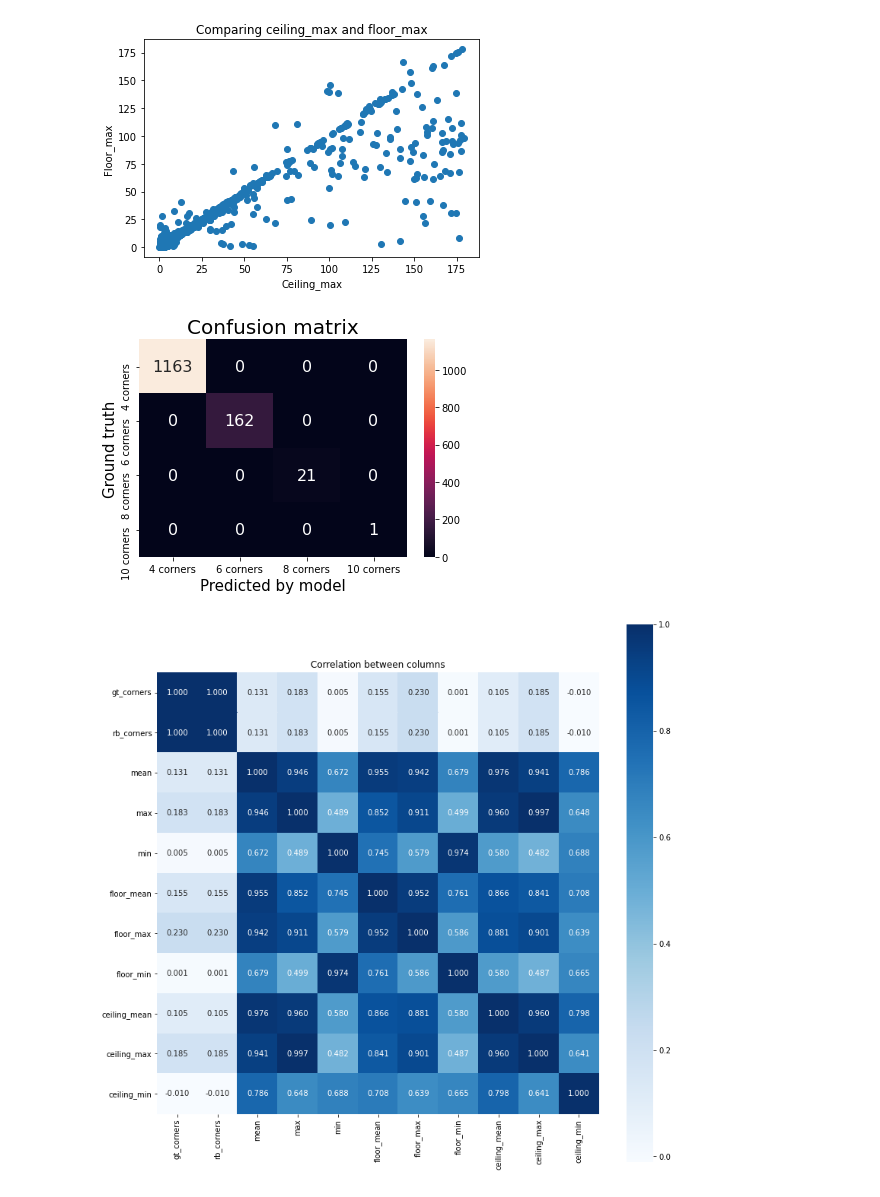
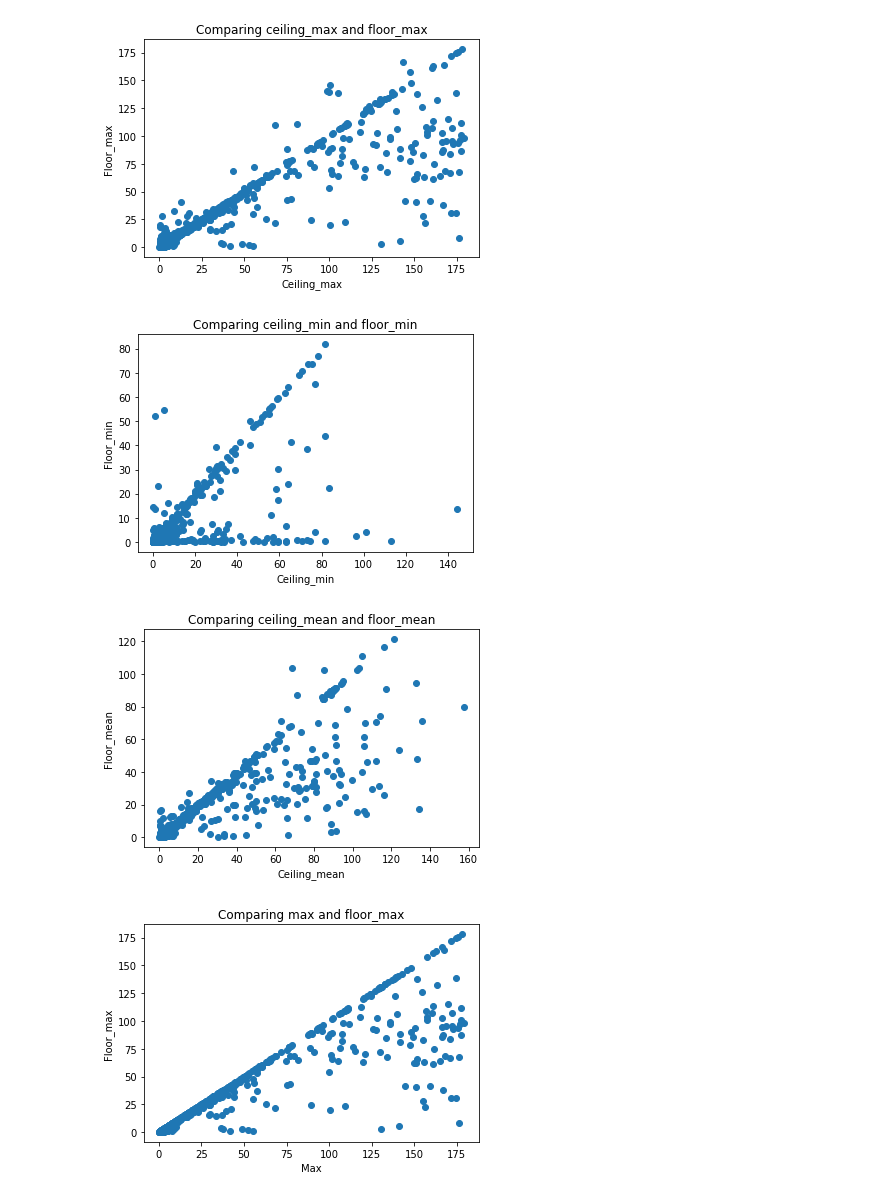
Before and after one commit to MikaYusub/DSkretch, a Jupyter notebook: Notebook.ipynb, the cells around one changed output. Drawn from its saved outputs; the diff is of its cells as text; code cells hidden in the pictures.

Commit message:
added task on readme and func to plot all features

```diff
--- a/Notebook.ipynb
+++ b/Notebook.ipynb
@@ -2,8 +2,9 @@
 from Utilities import DrawPlots
 # %%
 dp = DrawPlots(json = 'https://ai-process-sandy.s3.eu-west-1.amazonaws.com/purge/deviation.json')
-dp.draw_plots()
+print(dp.draw_plots())
 # %% [output]
 [figure]
-[figure, old version]
+[figure, new version]
-[figure, old version]
+[figure, new version]
+[figure, added]
```
Also changed, not shown: parts of 1 cell of this notebook, 10 other files.
